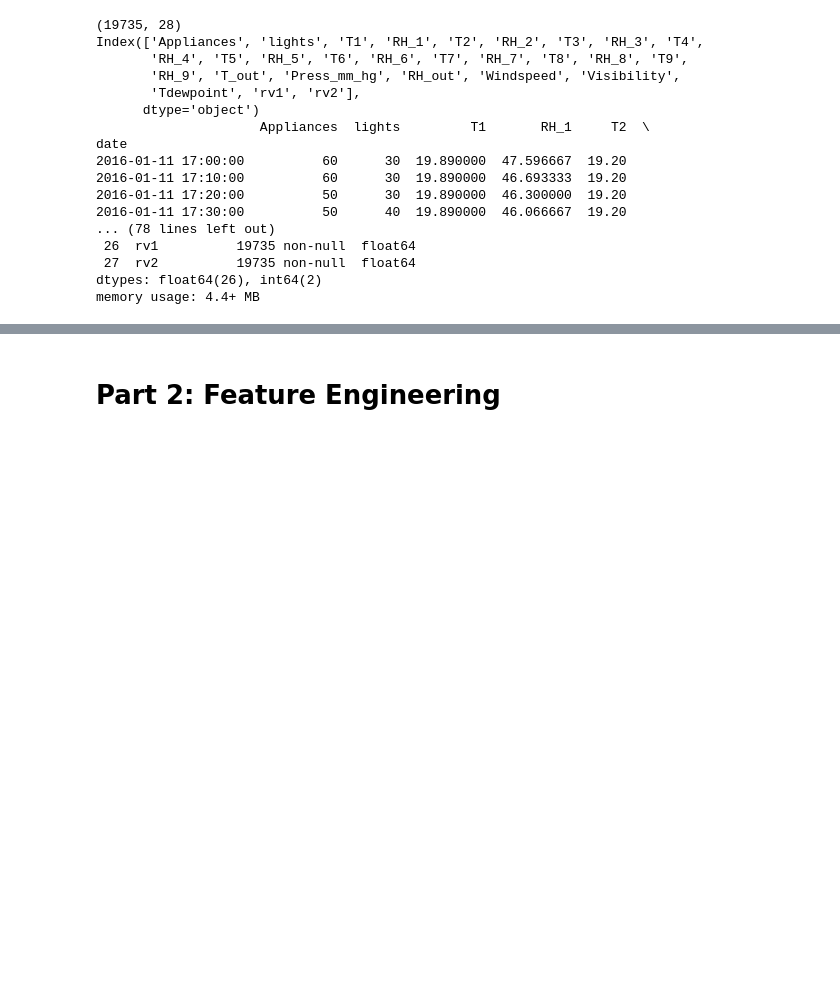
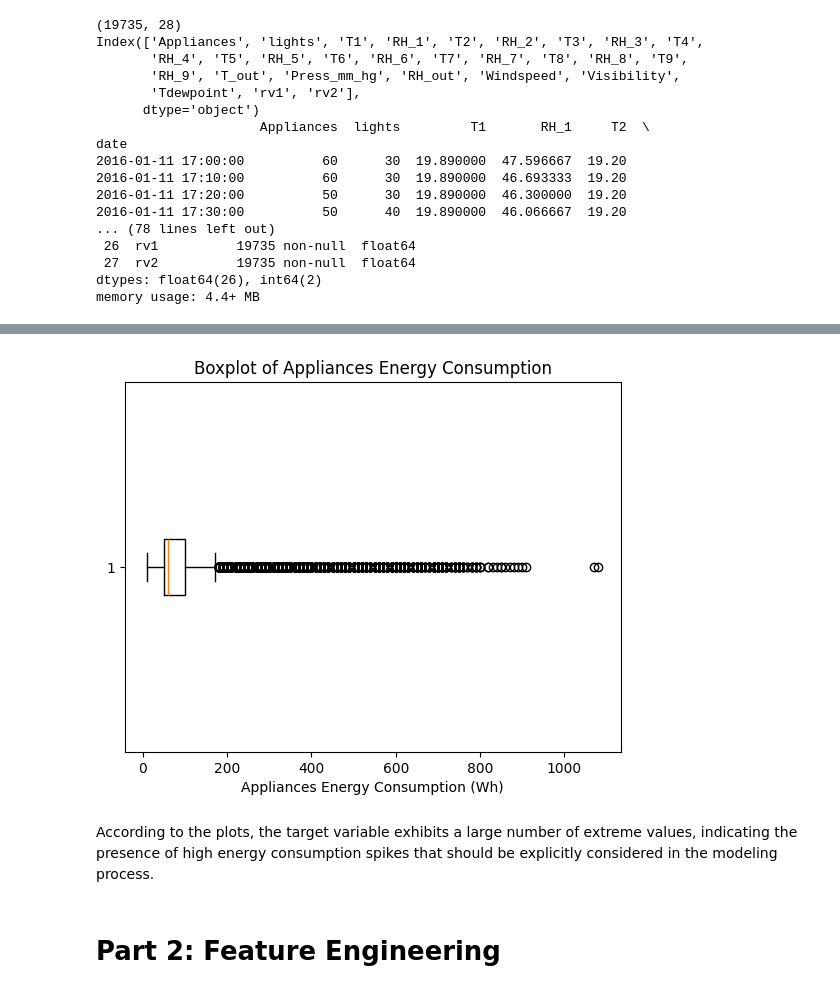
Before and after one commit to AliceBan111/ML2_project, a Jupyter notebook: project.ipynb, the cells around one changed output, grey strips where cells are left out. Cells and saved outputs as stored; diff of their text form; code cells hidden in the pictures; blank space fills up the shorter version.

```diff
--- a/project.ipynb
+++ b/project.ipynb
@@ -31,3 +42,13 @@ memory usage: 4.4+ MB
+# %%
+plt.figure()
+plt.boxplot(df['Appliances'], vert=False)
+plt.xlabel('Appliances Energy Consumption (Wh)')
+plt.title('Boxplot of Appliances Energy Consumption')
+plt.show()
+# %% [output]
+[figure, added]
+# %% [markdown]
+According to the plots, the target variable exhibits a large number of extreme values, indicating the presence of high energy consumption spikes that should be explicitly considered in the modeling process.
 # %% [markdown]
 # Part 2: Feature Engineering
 # %% [markdown]
```
Also changed, not shown: parts of 39 cells of this notebook.
